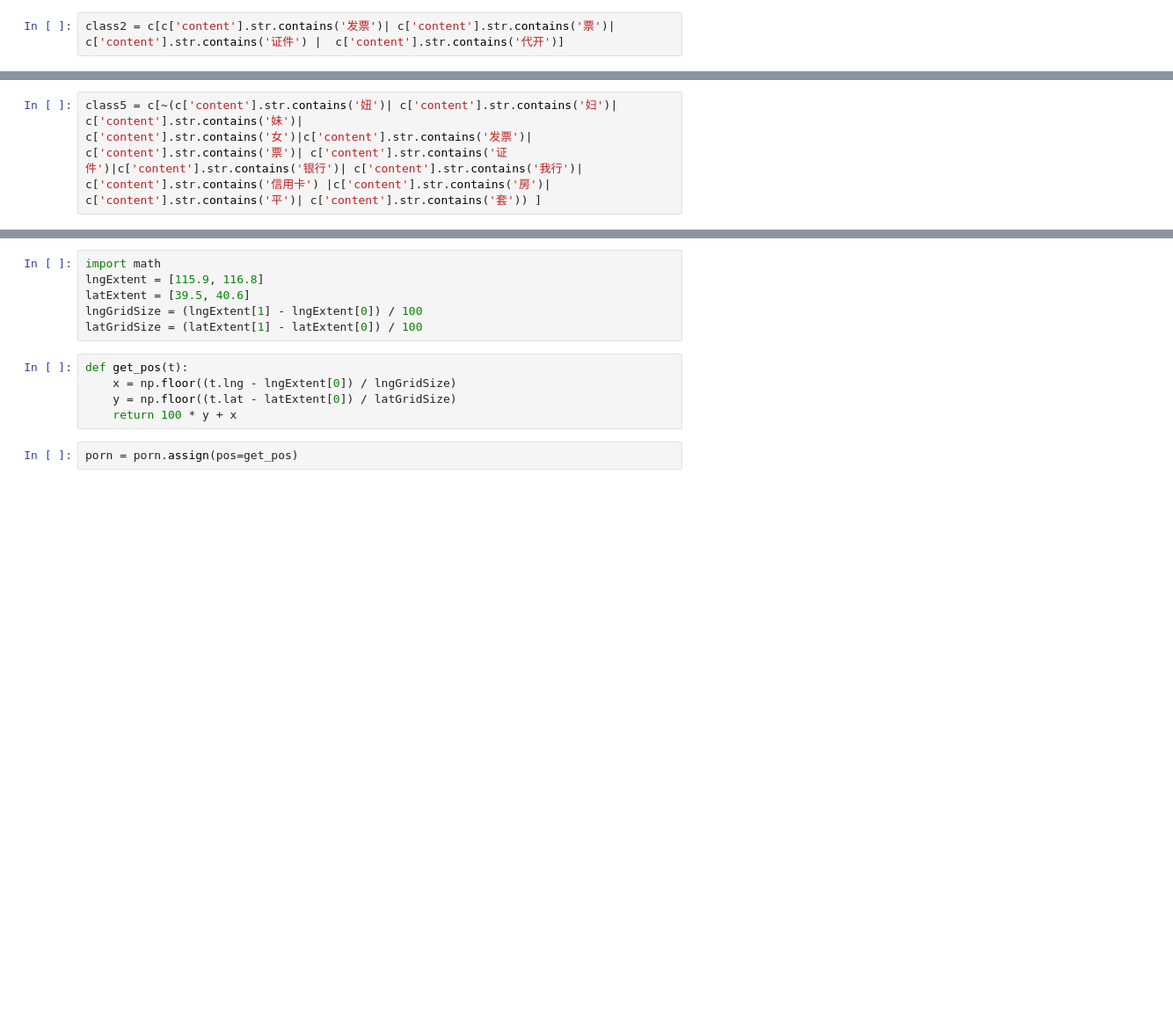
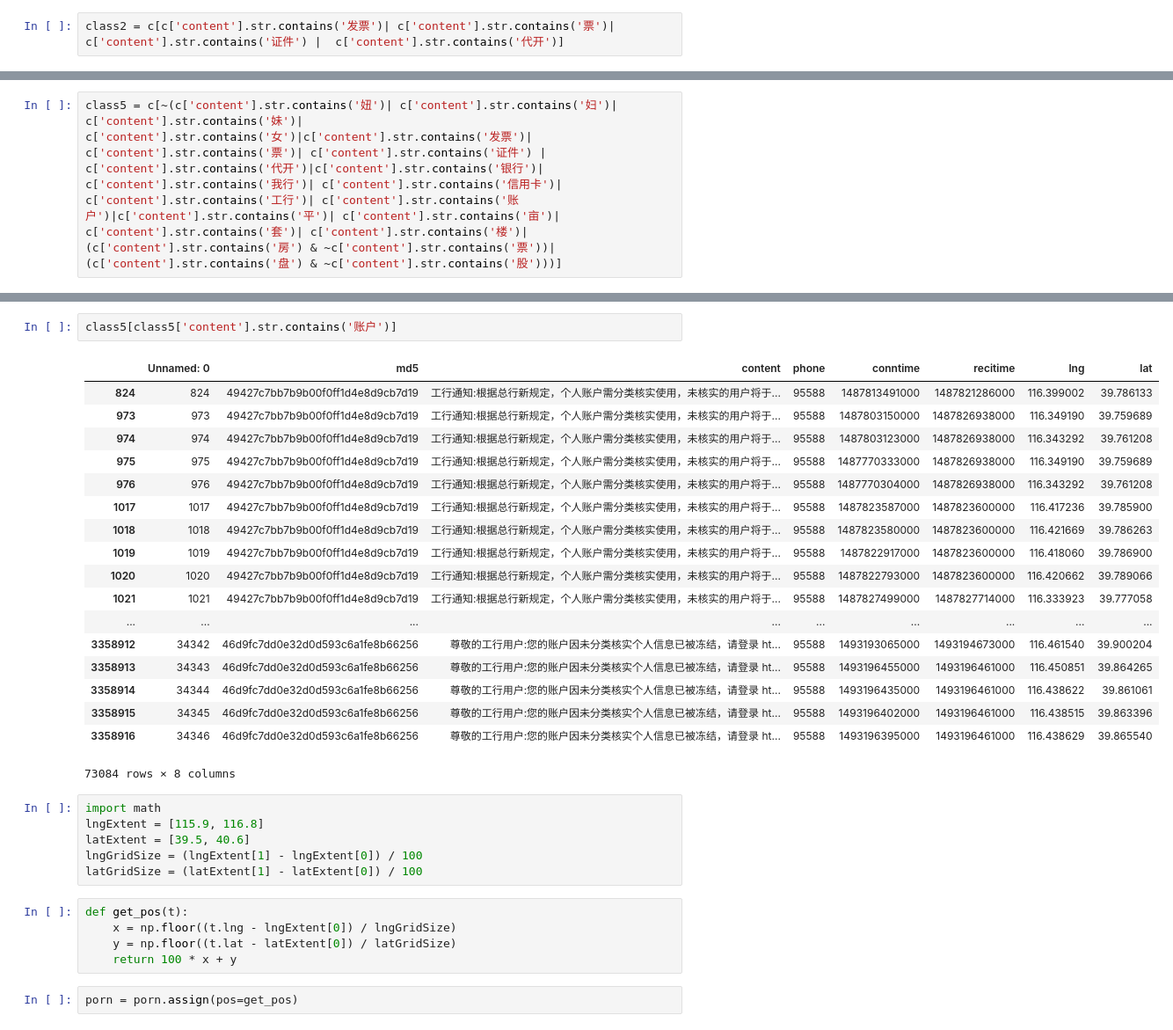
Before and after one commit to awmleer/vis-sms-spam, a Jupyter notebook: csv_classification.ipynb, the cells around one changed output, grey strips where cells are left out. Shown: that part at 88% size. Saved outputs shown, nothing was run; the diff lists cells and outputs as text; blank space fills up the shorter version.

```diff
--- a/csv_classification.ipynb
+++ b/csv_classification.ipynb
@@ -174,2 +174,2 @@ class4 = c[c['content'].str.contains('平')| c['content'].str.contains('套')| c
 # %%
-class5 = c[~(c['content'].str.contains('妞')| c['content'].str.contains('妇')| c['content'].str.contains('妹')| c['content'].str.contains('女')|c['content'].str.contains('发票')| c['content'].str.contains('票')| c['content'].str.contains('证件')|c['content'].str.contains('银行')| c['content'].str.contains('我行')| c['content'].str.contains('信用卡') |c['content'].str.contains('房')| c['content'].str.contains('平')| c['content'].str.contains('套')) ]
+class5 = c[~(c['content'].str.contains('妞')| c['content'].str.contains('妇')| c['content'].str.contains('妹')| c['content'].str.contains('女')|c['content'].str.contains('发票')| c['content'].str.contains('票')| c['content'].str.contains('证件') |  c['content'].str.contains('代开')|c['content'].str.contains('银行')| c['content'].str.contains('我行')| c['content'].str.contains('信用卡')| c['content'].str.contains('工行')| c['content'].str.contains('账户')|c['content'].str.contains('平')| c['content'].str.contains('亩')| c['content'].str.contains('套')| c['content'].str.contains('楼')|(c['content'].str.contains('房') & ~c['content'].str.contains('票'))|(c['content'].str.contains('盘') & ~c['content'].str.contains('股')))]
@@ -176,3 +204,24 @@ class5 = c[~(c['content'].str.contains('妞')| c['content'].str.contains('妇')|
+# %%
+class5[class5['content'].str.contains('账户')]
+# %% [output]
+|  | Unnamed: 0 | md5 | content | phone | conntime | recitime | lng | lat |
+| 824 | 824 | 49427c7bb7b9b00f0ff1d4e8d9cb7d19 | 工行通知:根据总行新规定，个人账户需分类核实使用，未核实的用户将于... | 95588 | 1487813491000 | 1487821286000 | 116.399002 | 39.786133 |
+| 973 | 973 | 49427c7bb7b9b00f0ff1d4e8d9cb7d19 | 工行通知:根据总行新规定，个人账户需分类核实使用，未核实的用户将于... | 95588 | 1487803150000 | 1487826938000 | 116.349190 | 39.759689 |
+| 974 | 974 | 49427c7bb7b9b00f0ff1d4e8d9cb7d19 | 工行通知:根据总行新规定，个人账户需分类核实使用，未核实的用户将于... | 95588 | 1487803123000 | 1487826938000 | 116.343292 | 39.761208 |
+| 975 | 975 | 49427c7bb7b9b00f0ff1d4e8d9cb7d19 | 工行通知:根据总行新规定，个人账户需分类核实使用，未核实的用户将于... | 95588 | 1487770333000 | 1487826938000 | 116.349190 | 39.759689 |
+| 976 | 976 | 49427c7bb7b9b00f0ff1d4e8d9cb7d19 | 工行通知:根据总行新规定，个人账户需分类核实使用，未核实的用户将于... | 95588 | 1487770304000 | 1487826938000 | 116.343292 | 39.761208 |
+| 1017 | 1017 | 49427c7bb7b9b00f0ff1d4e8d9cb7d19 | 工行通知:根据总行新规定，个人账户需分类核实使用，未核实的用户将于... | 95588 | 1487823587000 | 1487823600000 | 116.417236 | 39.785900 |
+| 1018 | 1018 | 49427c7bb7b9b00f0ff1d4e8d9cb7d19 | 工行通知:根据总行新规定，个人账户需分类核实使用，未核实的用户将于... | 95588 | 1487823580000 | 1487823600000 | 116.421669 | 39.786263 |
+| 1019 | 1019 | 49427c7bb7b9b00f0ff1d4e8d9cb7d19 | 工行通知:根据总行新规定，个人账户需分类核实使用，未核实的用户将于... | 95588 | 1487822917000 | 1487823600000 | 116.418060 | 39.786900 |
+| 1020 | 1020 | 49427c7bb7b9b00f0ff1d4e8d9cb7d19 | 工行通知:根据总行新规定，个人账户需分类核实使用，未核实的用户将于... | 95588 | 1487822793000 | 1487823600000 | 116.420662 | 39.789066 |
+| 1021 | 1021 | 49427c7bb7b9b00f0ff1d4e8d9cb7d19 | 工行通知:根据总行新规定，个人账户需分类核实使用，未核实的用户将于... | 95588 | 1487827499000 | 1487827714000 | 116.333923 | 39.777058 |
+| ... | ... | ... | ... | ... | ... | ... | ... | ... |
+| 3358912 | 34342 | 46d9fc7dd0e32d0d593c6a1fe8b66256 | 尊敬的工行用户:您的账户因未分类核实个人信息已被冻结，请登录 ht... | 95588 | 1493193065000 | 1493194673000 | 116.461540 | 39.900204 |
+| 3358913 | 34343 | 46d9fc7dd0e32d0d593c6a1fe8b66256 | 尊敬的工行用户:您的账户因未分类核实个人信息已被冻结，请登录 ht... | 95588 | 1493196455000 | 1493196461000 | 116.450851 | 39.864265 |
+| 3358914 | 34344 | 46d9fc7dd0e32d0d593c6a1fe8b66256 | 尊敬的工行用户:您的账户因未分类核实个人信息已被冻结，请登录 ht... | 95588 | 1493196435000 | 1493196461000 | 116.438622 | 39.861061 |
+| 3358915 | 34345 | 46d9fc7dd0e32d0d593c6a1fe8b66256 | 尊敬的工行用户:您的账户因未分类核实个人信息已被冻结，请登录 ht... | 95588 | 1493196402000 | 1493196461000 | 116.438515 | 39.863396 |
+| 3358916 | 34346 | 46d9fc7dd0e32d0d593c6a1fe8b66256 | 尊敬的工行用户:您的账户因未分类核实个人信息已被冻结，请登录 ht... | 95588 | 1493196395000 | 1493196461000 | 116.438629 | 39.865540 |
+73084 rows × 8 columns
 # %%
 import math
 lngExtent = [115.9, 116.8]
@@ -183,7 +232,7 @@ latGridSize = (latExtent[1] - latExtent[0]) / 100
 def get_pos(t):
     x = np.floor((t.lng - lngExtent[0]) / lngGridSize)
     y = np.floor((t.lat - latExtent[0]) / latGridSize)
-    return 100 * y + x
+    return 100 * x + y
 # %%
 porn = porn.assign(pos=get_pos)
 # %%
```
Also changed, not shown: parts of 15 cells of this notebook, 1 other file.
